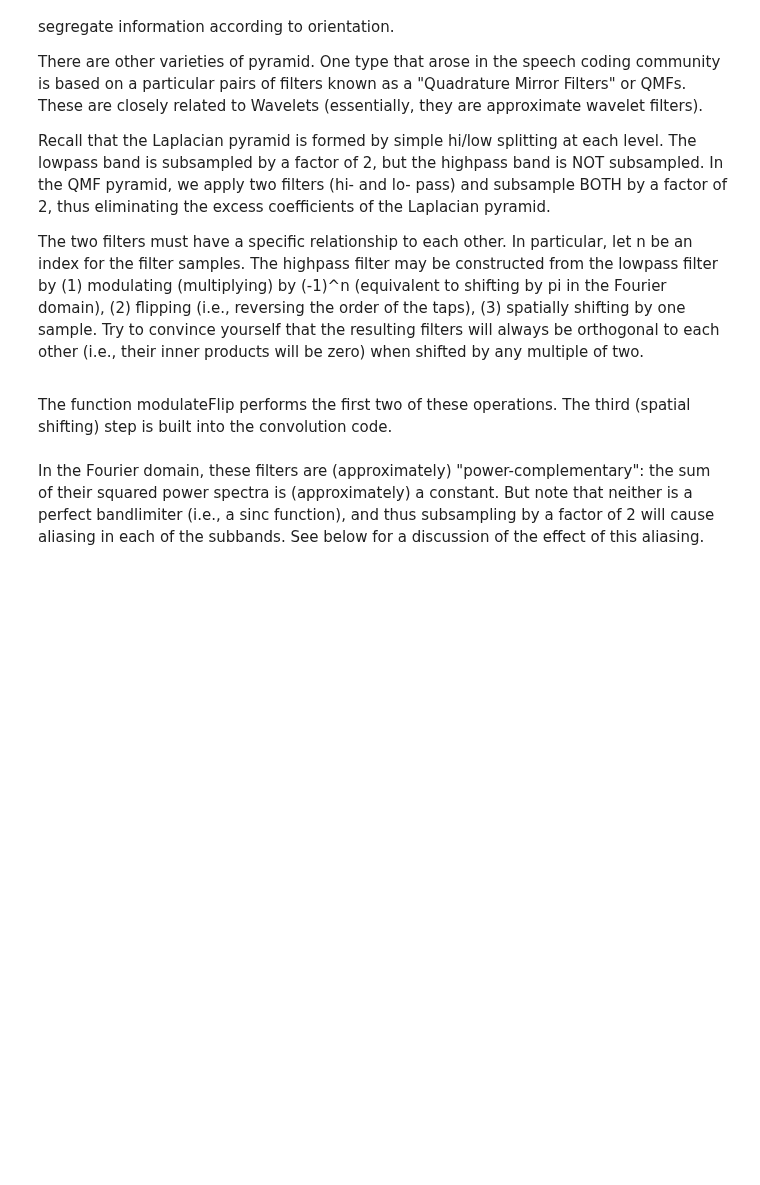
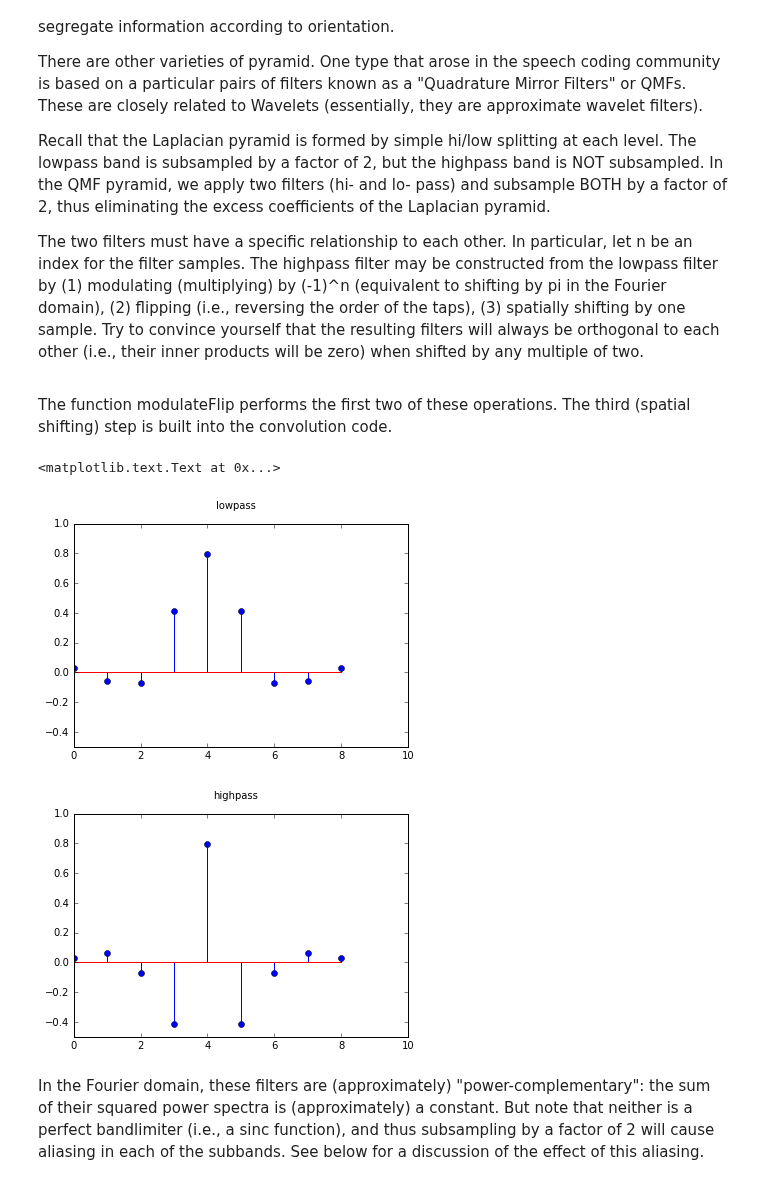
Before and after one commit to LabForComputationalVision/pyrtools, a Jupyter notebook: pyramids.ipynb, the cells around one changed output. Drawn from its saved outputs; the diff is of its cells as text; code cells hidden in the pictures; blank space fills up the shorter version.

```diff
--- a/pyramids.ipynb
+++ b/pyramids.ipynb
@@ -440,17 +455,22 @@ when shifted by any multiple of two.
 The function modulateFlip performs the first two of these operations.  The
 third (spatial shifting) step is built into the convolution code.
 # %%
-flo = ppu.namedFilter('qmf9').reshape(9)
-fhi = ppu.modulateFlip(flo).reshape(9)
+#flo = ppu.namedFilter('qmf9').reshape(9)
+#fhi = ppu.modulateFlip(flo).reshape(9)
+flo = ppu.namedFilter('qmf9').copy()
+fhi = ppu.modulateFlip(flo).T.copy()
 x = np.array(range(9))
-plt.figure()
 plt.stem(x, flo)
 plt.axis([0, 10, -0.5, 1.0])
 plt.suptitle('lowpass')
 plt.figure()
 plt.stem(x, fhi)
 plt.axis([0, 10, -0.5, 1.0])
 plt.suptitle('highpass')
+# %% [output]
+<matplotlib.text.Text at 0x...>
+[figure, added]
+[figure, added]
 # %% [markdown]
 In the Fourier domain, these filters are (approximately)
 "power-complementary": the sum of their squared power spectra is
```
Also changed, not shown: parts of 25 cells of this notebook, 2 other files.
